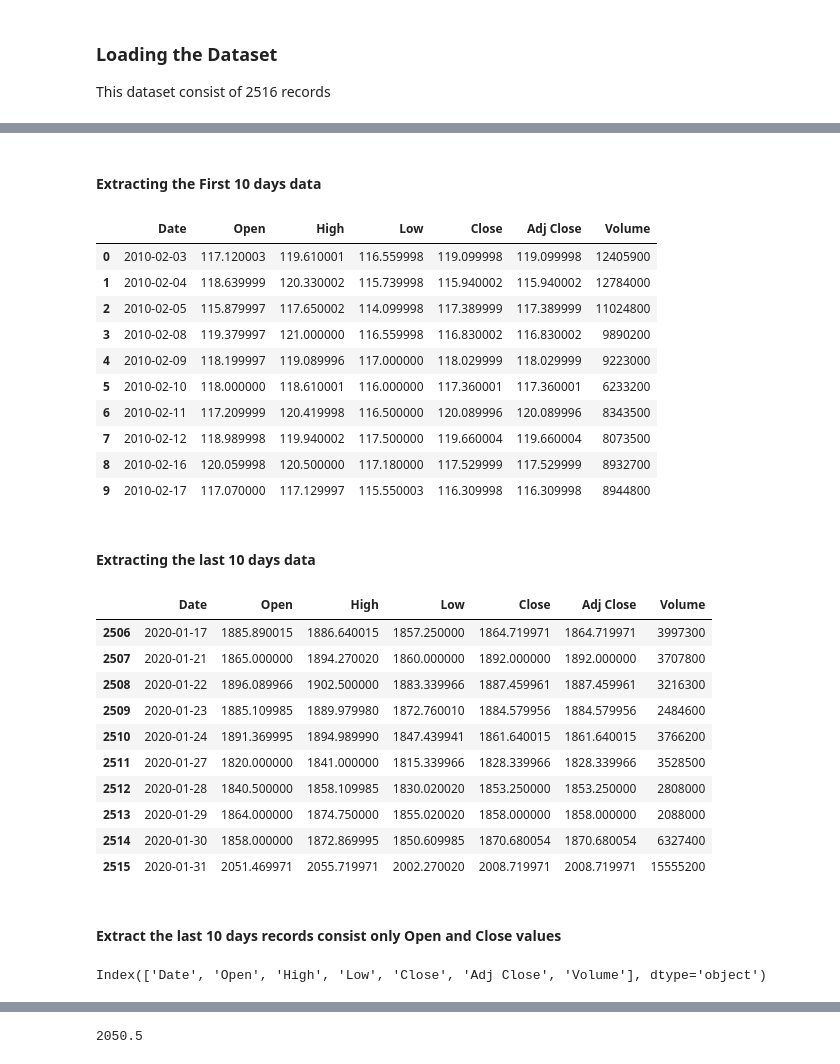
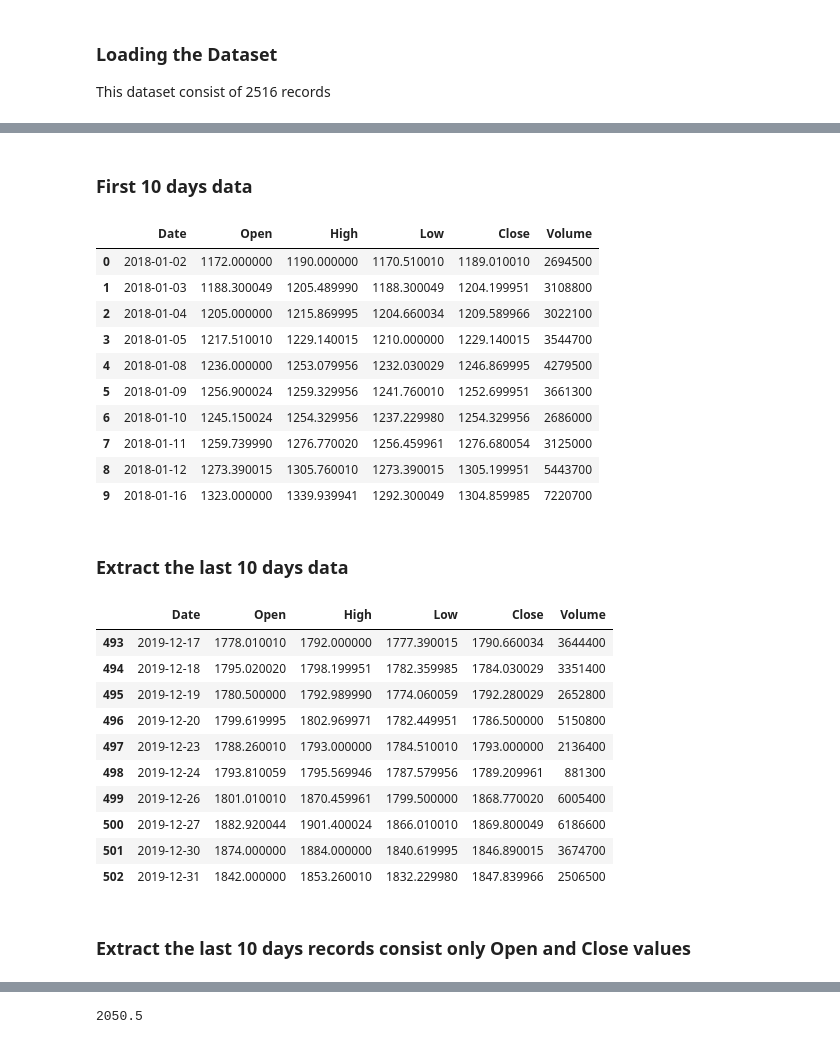
Before and after one commit to ambatiashok60/Medium, a Jupyter notebook: Features of Pandas and their Functionality/Features of Pandas.ipynb, the cells around one changed output, grey strips where cells are left out. Saved outputs shown, nothing was run; the diff lists cells and outputs as text; code cells hidden in the pictures.

```diff
--- a/Features of Pandas and their Functionality/Features of Pandas.ipynb
+++ b/Features of Pandas and their Functionality/Features of Pandas.ipynb
@@ -5,7 +491,7 @@ import pandas as pd
 
 This dataset consist of 2516 records
 # %%
-df = pd.read_csv("amazon_stocks_data.csv")
+df = pd.read_csv("AMZN_2018.csv")
 print(df.shape)
-df.head(10)
+df.tail(10)
 # %% [output]
@@ -25,0 +518,4 @@ df.head(10)
+# %%
+new_df = pd.read_csv("AMZN_2019.csv")
+print(new_df.shape)
+new_df.tail(10)
@@ -25,0 +535,2 @@ df.head(10)
+# %%
+df = pd.concat((df,new_df),ignore_index=True)
@@ -26,41 +571,37 @@ df.head(10)
 # %% [markdown]
-#### Extracting the First 10 days data
+### First 10 days data
 # %%
-df.iloc[0:10]
+df.iloc[:10]
 # %% [output]
-|  | Date | Open | High | Low | Close | Adj Close | Volume |
-| 0 | 2010-02-03 | 117.120003 | 119.610001 | 116.559998 | 119.099998 | 119.099998 | 12405900 |
-| 1 | 2010-02-04 | 118.639999 | 120.330002 | 115.739998 | 115.940002 | 115.940002 | 12784000 |
-| 2 | 2010-02-05 | 115.879997 | 117.650002 | 114.099998 | 117.389999 | 117.389999 | 11024800 |
-| 3 | 2010-02-08 | 119.379997 | 121.000000 | 116.559998 | 116.830002 | 116.830002 | 9890200 |
-| 4 | 2010-02-09 | 118.199997 | 119.089996 | 117.000000 | 118.029999 | 118.029999 | 9223000 |
-| 5 | 2010-02-10 | 118.000000 | 118.610001 | 116.000000 | 117.360001 | 117.360001 | 6233200 |
-| 6 | 2010-02-11 | 117.209999 | 120.419998 | 116.500000 | 120.089996 | 120.089996 | 8343500 |
-| 7 | 2010-02-12 | 118.989998 | 119.940002 | 117.500000 | 119.660004 | 119.660004 | 8073500 |
-| 8 | 2010-02-16 | 120.059998 | 120.500000 | 117.180000 | 117.529999 | 117.529999 | 8932700 |
-| 9 | 2010-02-17 | 117.070000 | 117.129997 | 115.550003 | 116.309998 | 116.309998 | 8944800 |
+|  | Date | Open | High | Low | Close | Volume |
+| 0 | 2018-01-02 | 1172.000000 | 1190.000000 | 1170.510010 | 1189.010010 | 2694500 |
+| 1 | 2018-01-03 | 1188.300049 | 1205.489990 | 1188.300049 | 1204.199951 | 3108800 |
+| 2 | 2018-01-04 | 1205.000000 | 1215.869995 | 1204.660034 | 1209.589966 | 3022100 |
+| 3 | 2018-01-05 | 1217.510010 | 1229.140015 | 1210.000000 | 1229.140015 | 3544700 |
+| 4 | 2018-01-08 | 1236.000000 | 1253.079956 | 1232.030029 | 1246.869995 | 4279500 |
+| 5 | 2018-01-09 | 1256.900024 | 1259.329956 | 1241.760010 | 1252.699951 | 3661300 |
+| 6 | 2018-01-10 | 1245.150024 | 1254.329956 | 1237.229980 | 1254.329956 | 2686000 |
+| 7 | 2018-01-11 | 1259.739990 | 1276.770020 | 1256.459961 | 1276.680054 | 3125000 |
+| 8 | 2018-01-12 | 1273.390015 | 1305.760010 | 1273.390015 | 1305.199951 | 5443700 |
+| 9 | 2018-01-16 | 1323.000000 | 1339.939941 | 1292.300049 | 1304.859985 | 7220700 |
 # %% [markdown]
-#### Extracting the last 10 days data
+### Extract the last 10 days data
 # %%
 df.iloc[-10:]
 # %% [output]
-|  | Date | Open | High | Low | Close | Adj Close | Volume |
-| 2506 | 2020-01-17 | 1885.890015 | 1886.640015 | 1857.250000 | 1864.719971 | 1864.719971 | 3997300 |
-| 2507 | 2020-01-21 | 1865.000000 | 1894.270020 | 1860.000000 | 1892.000000 | 1892.000000 | 3707800 |
-| 2508 | 2020-01-22 | 1896.089966 | 1902.500000 | 1883.339966 | 1887.459961 | 1887.459961 | 3216300 |
-| 2509 | 2020-01-23 | 1885.109985 | 1889.979980 | 1872.760010 | 1884.579956 | 1884.579956 | 2484600 |
-| 2510 | 2020-01-24 | 1891.369995 | 1894.989990 | 1847.439941 | 1861.640015 | 1861.640015 | 3766200 |
-| 2511 | 2020-01-27 | 1820.000000 | 1841.000000 | 1815.339966 | 1828.339966 | 1828.339966 | 3528500 |
-| 2512 | 2020-01-28 | 1840.500000 | 1858.109985 | 1830.020020 | 1853.250000 | 1853.250000 | 2808000 |
-| 2513 | 2020-01-29 | 1864.000000 | 1874.750000 | 1855.020020 | 1858.000000 | 1858.000000 | 2088000 |
-| 2514 | 2020-01-30 | 1858.000000 | 1872.869995 | 1850.609985 | 1870.680054 | 1870.680054 | 6327400 |
-| 2515 | 2020-01-31 | 2051.469971 | 2055.719971 | 2002.270020 | 2008.719971 | 2008.719971 | 15555200 |
+|  | Date | Open | High | Low | Close | Volume |
+| 493 | 2019-12-17 | 1778.010010 | 1792.000000 | 1777.390015 | 1790.660034 | 3644400 |
+| 494 | 2019-12-18 | 1795.020020 | 1798.199951 | 1782.359985 | 1784.030029 | 3351400 |
+| 495 | 2019-12-19 | 1780.500000 | 1792.989990 | 1774.060059 | 1792.280029 | 2652800 |
+| 496 | 2019-12-20 | 1799.619995 | 1802.969971 | 1782.449951 | 1786.500000 | 5150800 |
+| 497 | 2019-12-23 | 1788.260010 | 1793.000000 | 1784.510010 | 1793.000000 | 2136400 |
+| 498 | 2019-12-24 | 1793.810059 | 1795.569946 | 1787.579956 | 1789.209961 | 881300 |
+| 499 | 2019-12-26 | 1801.010010 | 1870.459961 | 1799.500000 | 1868.770020 | 6005400 |
+| 500 | 2019-12-27 | 1882.920044 | 1901.400024 | 1866.010010 | 1869.800049 | 6186600 |
+| 501 | 2019-12-30 | 1874.000000 | 1884.000000 | 1840.619995 | 1846.890015 | 3674700 |
+| 502 | 2019-12-31 | 1842.000000 | 1853.260010 | 1832.229980 | 1847.839966 | 2506500 |
 # %% [markdown]
-#### Extract the last 10 days records consist only Open and Close values
+### Extract the last 10 days records consist only Open and Close values
-# %%
-df.columns
-# %% [output]
-Index(['Date', 'Open', 'High', 'Low', 'Close', 'Adj Close', 'Volume'], dtype='object')
 # %%
 df.iloc[-10:,[1,4]]
 # %% [output]
```
Also changed, not shown: parts of 98 cells of this notebook, 4 other files.
